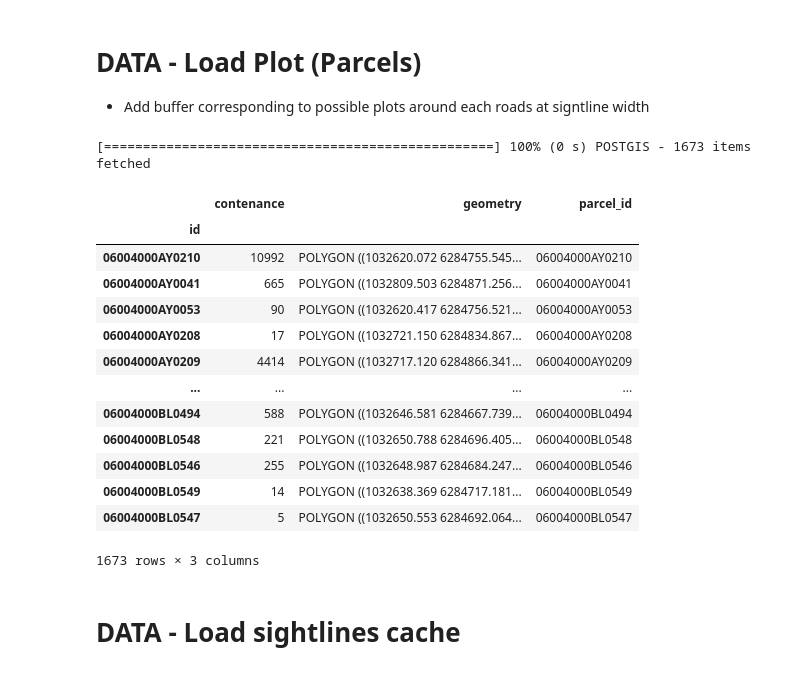
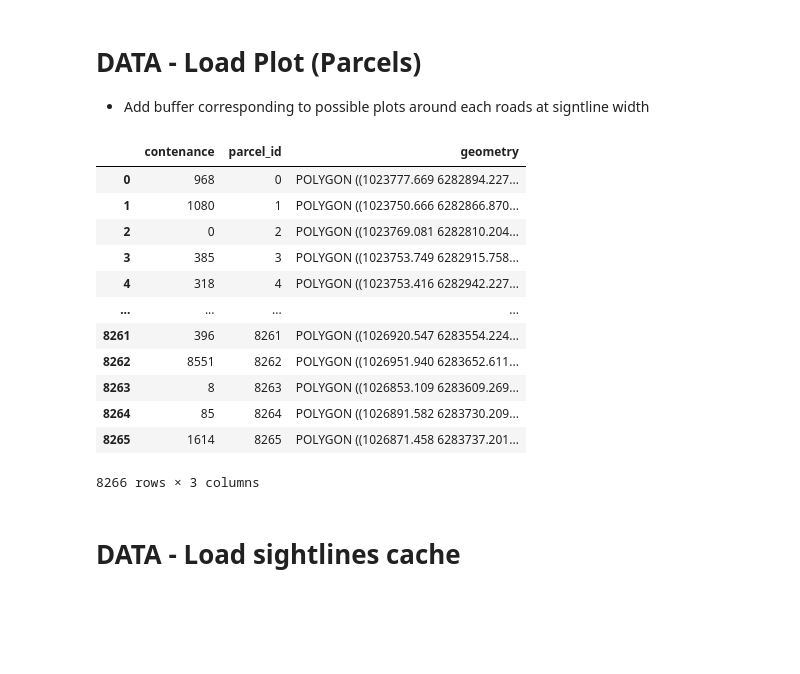
Before and after one commit to uscuni/streetscape, a Jupyter notebook: 02_sightlines_plot.ipynb, the cells around one changed output. Drawn from its saved outputs; the diff is of its cells as text; code cells hidden in the pictures; blank space fills up the shorter version.

Commit message:
Load parcels

```diff
--- a/02_sightlines_plot.ipynb
+++ b/02_sightlines_plot.ipynb
@@ -82,37 +82,25 @@ del gdf_streets
 # DATA - Load Plot (Parcels)
 * Add buffer corresponding to possible plots around each roads at signtline width
 # %%
-progress = ProgressBar(2)
-progress.progress_step('POSTGIS fecth - Parcels ...')
-gdf_parcels = load_postgis_objects_from_area(postgres_create_engine(config, 'cadastre'),
-                                        postgres_table_name(config, 'cadastre', 'parcels'),
-                                        plot_extension_area,
-                                        constants.PROJECTION_L93,
-                                        id_field='id',
-                                        geometry_field='geometry',
-                                        other_fields=['contenance'],
-                                        external_join_mapping=None,
-                                        verbose_function=None)
+gdf_parcels = gpd.read_file("data/select/gdf_parcels_select.gpkg")
 
 gdf_parcels['parcel_id']=gdf_parcels.index
-progress.progress_step(f'POSTGIS - {len(gdf_parcels)} items fetched')
+
 display(gdf_parcels)
 # %% [output]
+|  | contenance | parcel_id | geometry |
+| 0 | 968 | 0 | POLYGON ((1023777.669 6282894.227... |
+| 1 | 1080 | 1 | POLYGON ((1023750.666 6282866.870... |
+| 2 | 0 | 2 | POLYGON ((1023769.081 6282810.204... |
+| 3 | 385 | 3 | POLYGON ((1023753.749 6282915.758... |
+| 4 | 318 | 4 | POLYGON ((1023753.416 6282942.227... |
+| ... | ... | ... | ... |
+| 8261 | 396 | 8261 | POLYGON ((1026920.547 6283554.224... |
+| 8262 | 8551 | 8262 | POLYGON ((1026951.940 6283652.611... |
+| 8263 | 8 | 8263 | POLYGON ((1026853.109 6283609.269... |
+| 8264 | 85 | 8264 | POLYGON ((1026891.582 6283730.209... |
+| 8265 | 1614 | 8265 | POLYGON ((1026871.458 6283737.201... |
-[==================================================] 100% (0 s) POSTGIS - 1673 items fetched
+8266 rows × 3 columns
-|  | contenance | geometry | parcel_id |
-| id |  |  |  |
-| 06004000AY0210 | 10992 | POLYGON ((1032620.072 6284755.545... | 06004000AY0210 |
-| 06004000AY0041 | 665 | POLYGON ((1032809.503 6284871.256... | 06004000AY0041 |
-| 06004000AY0053 | 90 | POLYGON ((1032620.417 6284756.521... | 06004000AY0053 |
-| 06004000AY0208 | 17 | POLYGON ((1032721.150 6284834.867... | 06004000AY0208 |
-| 06004000AY0209 | 4414 | POLYGON ((1032717.120 6284866.341... | 06004000AY0209 |
-| ... | ... | ... | ... |
-| 06004000BL0494 | 588 | POLYGON ((1032646.581 6284667.739... | 06004000BL0494 |
-| 06004000BL0548 | 221 | POLYGON ((1032650.788 6284696.405... | 06004000BL0548 |
-| 06004000BL0546 | 255 | POLYGON ((1032648.987 6284684.247... | 06004000BL0546 |
-| 06004000BL0549 | 14 | POLYGON ((1032638.369 6284717.181... | 06004000BL0549 |
-| 06004000BL0547 | 5 | POLYGON ((1032650.553 6284692.064... | 06004000BL0547 |
-1673 rows × 3 columns
 # %% [markdown]
  # DATA - Load sightlines cache
 # %%
```
